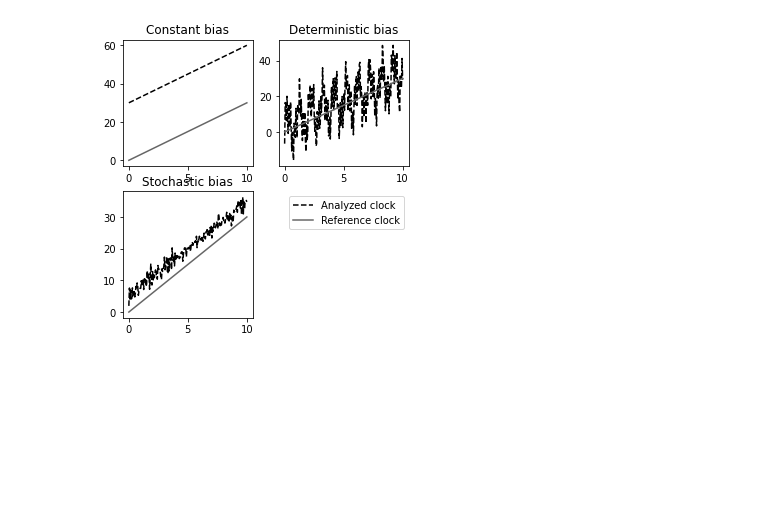
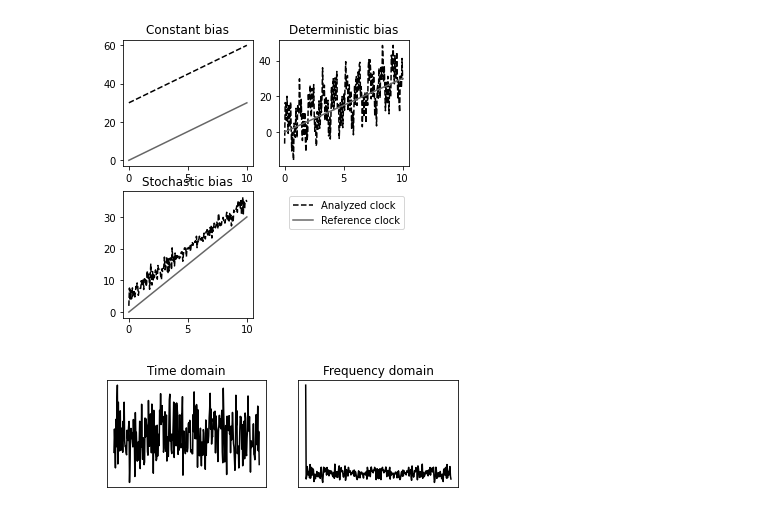
Before and after one commit to Regule/phd, a Jupyter notebook: notebooks/dummy_plots.ipynb, the cells around one changed output. Saved outputs shown, nothing was run; the diff lists cells and outputs as text; code cells hidden in the pictures; blank space fills up the shorter version.

Commit message:
Wrote time references

```diff
--- a/notebooks/dummy_plots.ipynb
+++ b/notebooks/dummy_plots.ipynb
@@ -124,3 +124,27 @@ ax.legend()
 plt.show()
 # %% [output]
 [figure]
+# %%
+i = generate_sampling(0,10,30)
+white_noise = np.random.normal(3.0, 6.0, size=len(i)) + np.random.normal(2.0, 1.0, size=len(i))
+white_noise_fourier = np.fft.fft(white_noise)
+
+fig = plt.figure(figsize=cm2inch(16, 5))
+fig.tight_layout()
+fig.patch.set_facecolor('white')
+
+ax = fig.add_subplot(1, 2, 1)
+ax.title.set_text('Time domain')
+ax.set_xticks([])
+ax.set_yticks([])
+ax.plot(i, white_noise)
+
+ax = fig.add_subplot(1, 2, 2)
+ax.title.set_text('Frequency domain')
+ax.set_xticks([])
+ax.set_yticks([])
+ax.plot(i, white_noise_fourier.real)
+
+plt.show()
+# %% [output]
+[figure, added]
```
Also changed, not shown: 2 other files.
